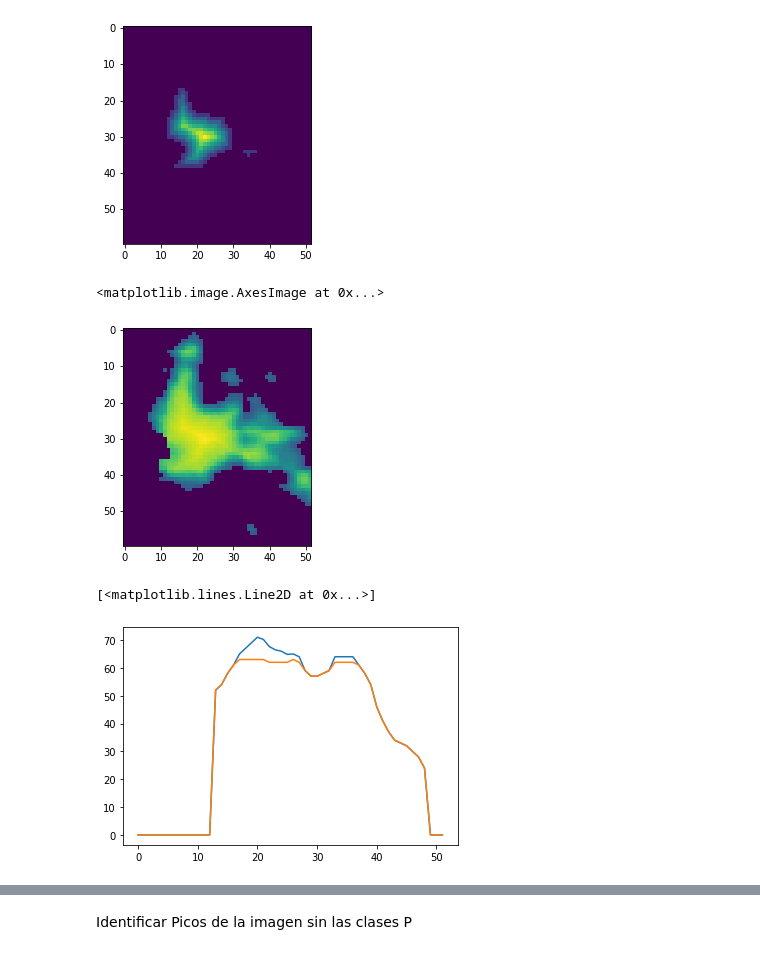
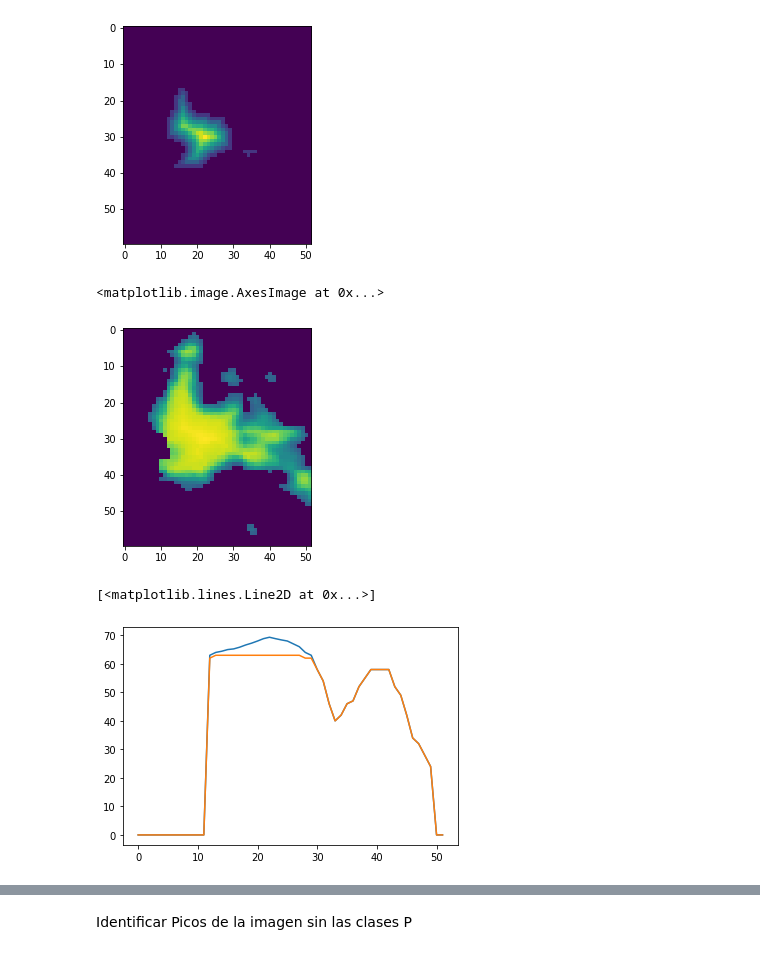
Before and after one commit to rdglpz/optimal_light_sensor_location, a Jupyter notebook: Ejemplo Reunion Iluminati.ipynb, the cells around one changed output, grey strips where cells are left out. Cells and saved outputs as stored; diff of their text form; code cells hidden in the pictures.

```diff
--- a/Ejemplo Reunion Iluminati.ipynb
+++ b/Ejemplo Reunion Iluminati.ipynb
@@ -133,11 +141,11 @@ newcmp = ListedColormap(newcolors)
 Carga de imágenes
 # %%
 #Original nocturnal image without values <21
-im1 = np.array(Image.open('inputs/qro_light_th'))
+im1 = np.array(Image.open('example/inputs/qro_light_th'))
 im1 = np.where(im1==255, 0, im1)
 
 #Region priorities of Jorge and Lamphar
-P = np.array(Image.open('inputs/prioridades'))
+P = np.array(Image.open('example/inputs/prioridades'))
 
 #calcular este valor automaticamente
 nc = 5
@@ -175,19 +181,18 @@ plt.imshow(distance)
 [figure]
 # %%
 #Sustituimos la parte saturada en la imagen original.
-
 nons = (im1>=th)*im1
 
-nonsat = im1+(distance*2)
+nonsat = im1+(distance)
 plt.imshow(nonsat)
 # %% [output]
 <matplotlib.image.AxesImage at 0x...>
-[figure, old version]
+[figure, new version]
 # %%
 # Ejemplo Sección desaturada vs original saturada fila 34
 
-plt.plot(nonsat[34,:])
-plt.plot(im1[34,:])
+plt.plot(nonsat[30,:])
+plt.plot(im1[30,:])
 # %% [output]
 [<matplotlib.lines.Line2D at 0x...>]
-[figure, old version]
+[figure, new version]
```
Also changed, not shown: parts of 9 cells of this notebook, 1 other file.
